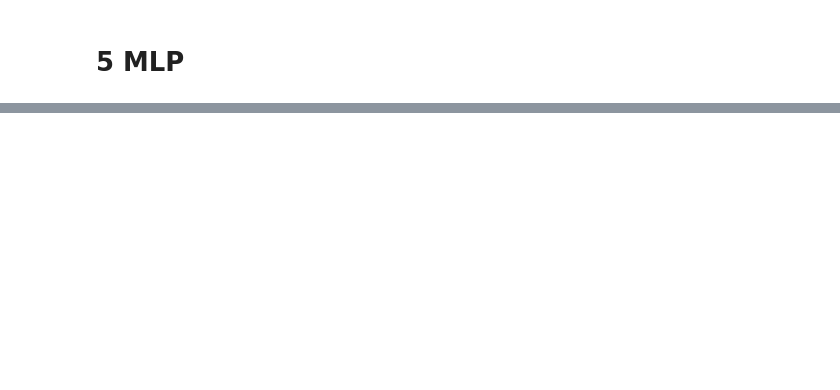
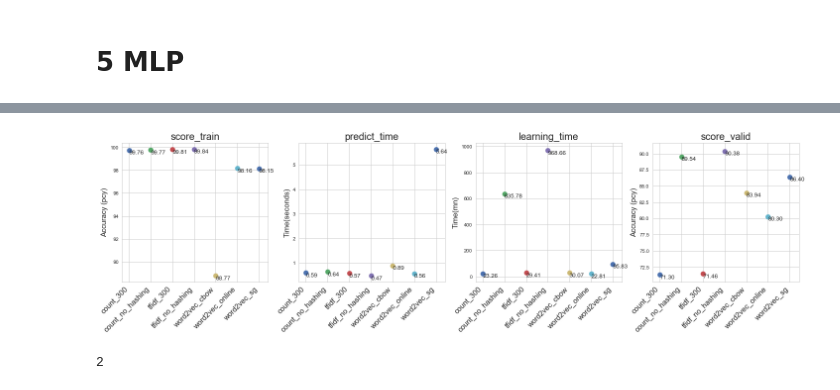
Before and after one commit to wikistat/AI-Frameworks, a Jupyter notebook: Cdiscount/Part1-3-AIF-PythonScikitLearn-Prediction-Cdiscount.ipynb, the cells around one changed output, grey strips where cells are left out. Saved outputs shown, nothing was run; the diff lists cells and outputs as text; code cells hidden in the pictures; blank space fills up the shorter version.

```diff
--- a/Cdiscount/Part1-3-AIF-PythonScikitLearn-Prediction-Cdiscount.ipynb
+++ b/Cdiscount/Part1-3-AIF-PythonScikitLearn-Prediction-Cdiscount.ipynb
@@ -270,28 +315,34 @@ pickle.dump(metadata_list_mlp, open("data/metadata_mlp_part13.pkl","wb"))
 # %%
-metadata_list_mlp = pickle.load(open("data/metadata_lr_part13.pkl","rb"))
-metadata_list_mlp_sorted = sorted(metadata_list_lr, key = lambda x : x["name"])
+metadata_list_mlp = pickle.load(open("data/metadata_mlp_part13.pkl","rb"))
+metadata_list_mlp_sorted = sorted(metadata_list_mlp, key = lambda x : x["name"])
 xlabelticks = [metadata["name"] for metadata in metadata_list_mlp_sorted]
 
 fig = plt.figure(figsize=(20,6))
 key_plot = [key for key in metadata_list_mlp[0].keys() if key !="name"]
 for iplot, key in enumerate(key_plot):
     ax = fig.add_subplot(1,4,iplot+1)
     for i,metadata in enumerate(metadata_list_mlp_sorted):
         if key=="learning_time":
             scale=60
             ylabel="Time(mn)"
         elif key=="predict_time":
             scale=1
             ylabel="Time(seconds)"
         else:
             scale=0.01
             ylabel = 'Accuracy (pcy)'
 
         ax.scatter(i,metadata[key]/scale, s=100)
         ax.text(i,metadata[key]/scale,"%.2f"%(metadata[key]/scale), ha="left", va="top")
     ax.set_xticks(np.arange(7))
     ax.set_xticklabels(xlabelticks, rotation=45, fontsize=15, ha="right")
     ax.set_title(key, fontsize=20)
     ax.set_ylabel(ylabel, fontsize=15)
 plt.tight_layout()
 plt.show()
+# %% [output]
+[figure, added]
+# %%
+2
+# %% [output]
+2
```
Also changed, not shown: parts of 3 cells of this notebook, 4 other files.
